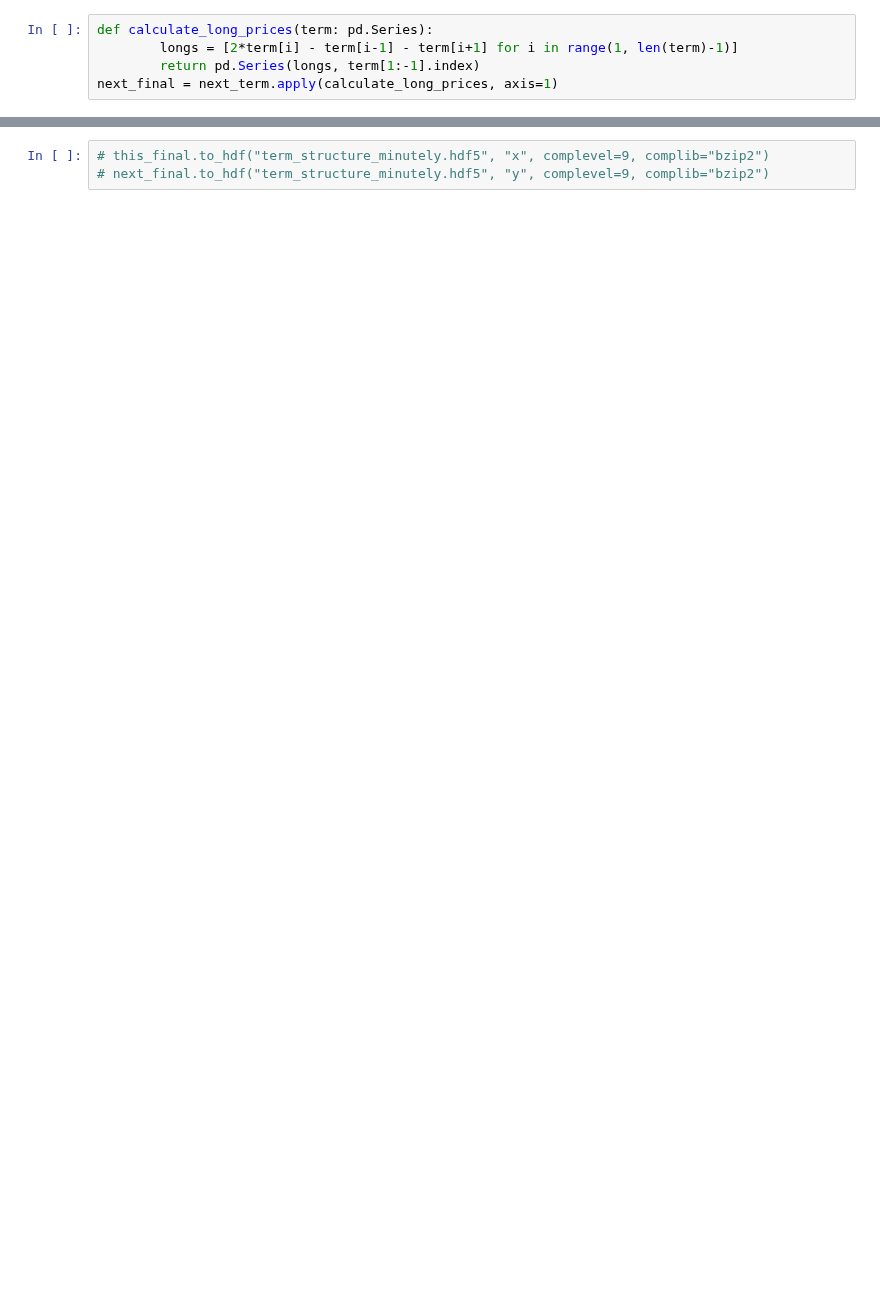
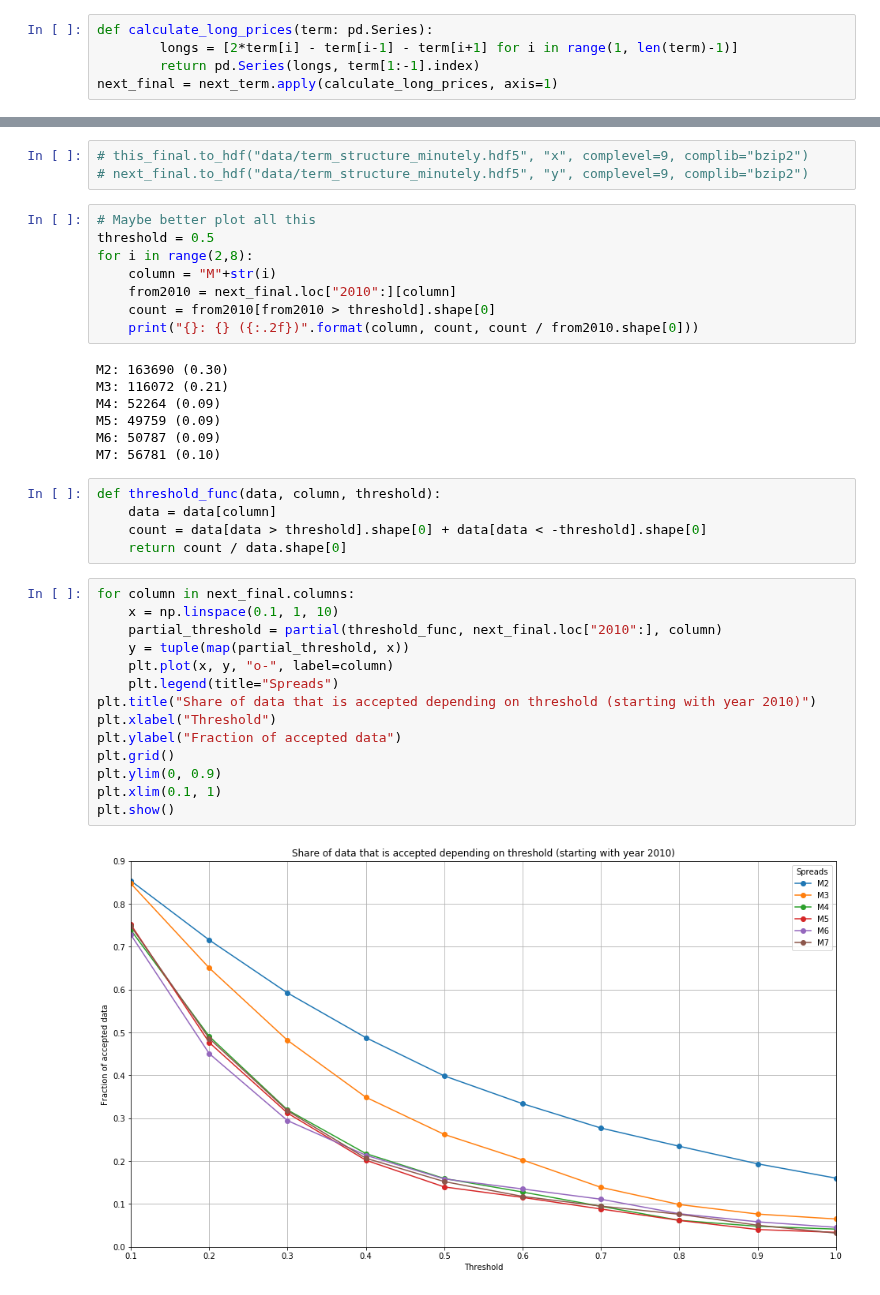
Before and after one commit to leyhline/vix-term-structure, a Jupyter notebook: overview-minutely.ipynb, the cells around one changed output, grey strips where cells are left out. Cells and saved outputs as stored; diff of their text form; blank space fills up the shorter version.

Commit message:
Analyze threshold if one shifts the problem to classification

```diff
--- a/overview-minutely.ipynb
+++ b/overview-minutely.ipynb
@@ -93,3 +96,39 @@ plt.show()
 # %%
-# this_final.to_hdf("term_structure_minutely.hdf5", "x", complevel=9, complib="bzip2")
-# next_final.to_hdf("term_structure_minutely.hdf5", "y", complevel=9, complib="bzip2")
+# this_final.to_hdf("data/term_structure_minutely.hdf5", "x", complevel=9, complib="bzip2")
+# next_final.to_hdf("data/term_structure_minutely.hdf5", "y", complevel=9, complib="bzip2")
+# %%
+# Maybe better plot all this
+threshold = 0.5
+for i in range(2,8):
+    column = "M"+str(i)
+    from2010 = next_final.loc["2010":][column]
+    count = from2010[from2010 > threshold].shape[0]
+    print("{}: {} ({:.2f})".format(column, count, count / from2010.shape[0]))
+# %% [output]
+M2: 163690 (0.30)
+M3: 116072 (0.21)
+M4: 52264 (0.09)
+M5: 49759 (0.09)
+M6: 50787 (0.09)
+M7: 56781 (0.10)
+# %%
+def threshold_func(data, column, threshold):
+    data = data[column]
+    count = data[data > threshold].shape[0] + data[data < -threshold].shape[0]
+    return count / data.shape[0]
+# %%
+for column in next_final.columns:
+    x = np.linspace(0.1, 1, 10)
+    partial_threshold = partial(threshold_func, next_final.loc["2010":], column)
+    y = tuple(map(partial_threshold, x))
+    plt.plot(x, y, "o-", label=column)
+    plt.legend(title="Spreads")
+plt.title("Share of data that is accepted depending on threshold (starting with year 2010)")
+plt.xlabel("Threshold")
+plt.ylabel("Fraction of accepted data")
+plt.grid()
+plt.ylim(0, 0.9)
+plt.xlim(0.1, 1)
+plt.show()
+# %% [output]
+[figure, added]
```
Also changed, not shown: parts of 7 cells of this notebook.
